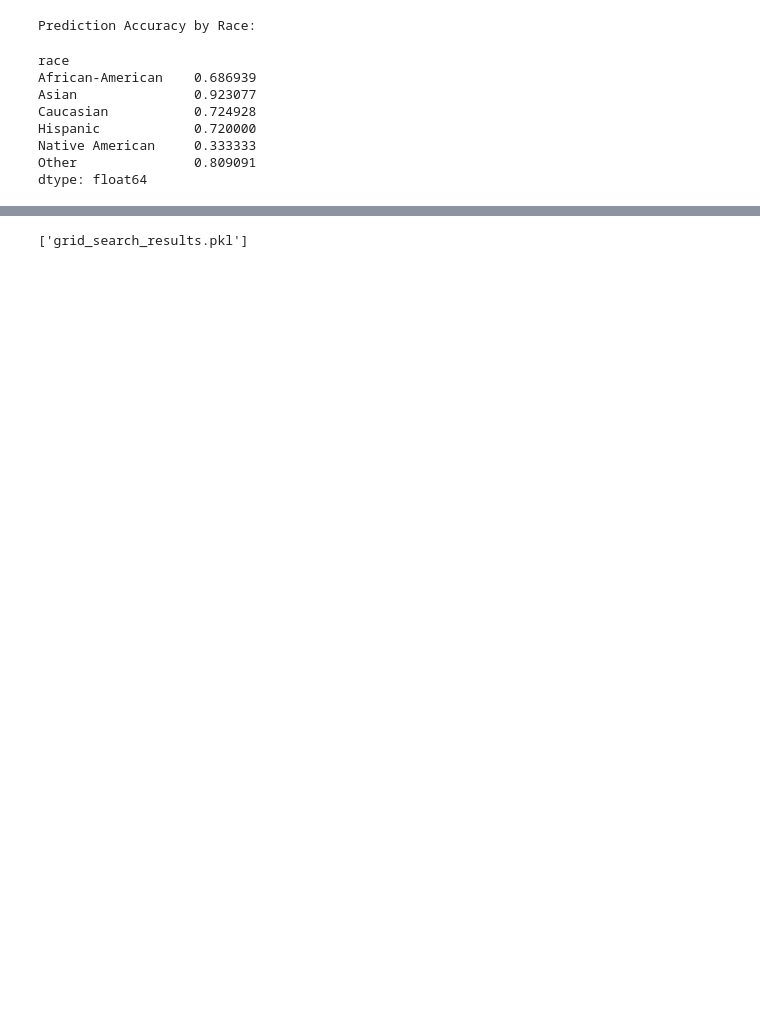
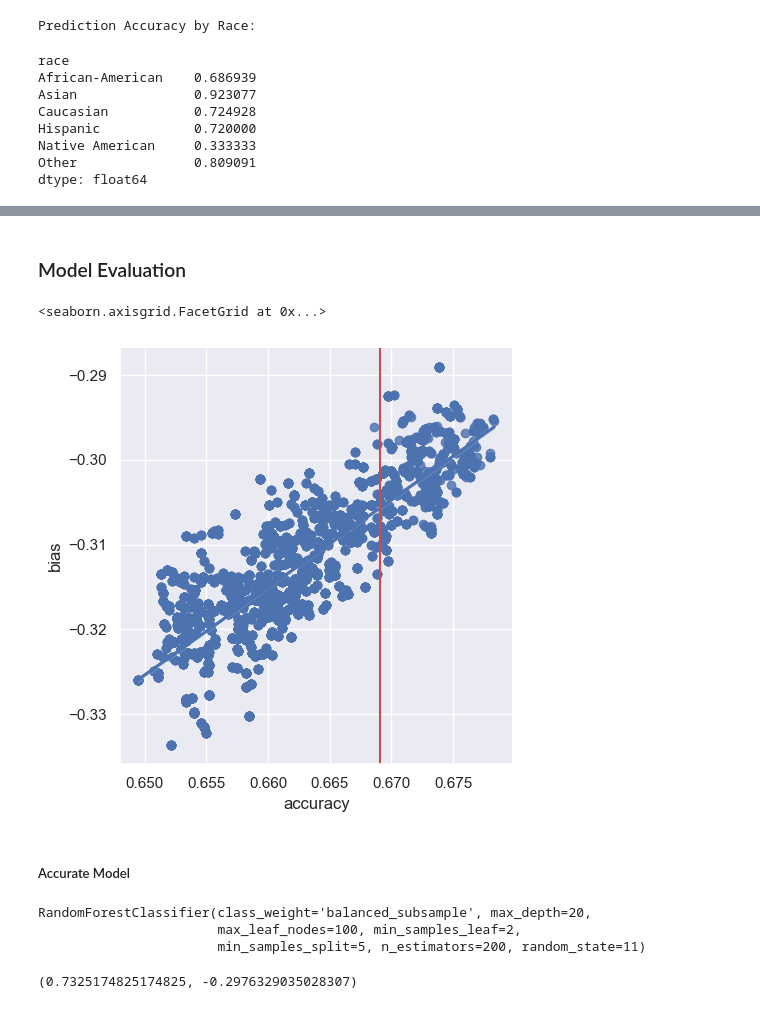
Before and after one commit to 474benchen/bias_aware_gridsearchCV, a Jupyter notebook: recidivism_example/compas_eda.ipynb, the cells around one changed output, grey strips where cells are left out. Cells and saved outputs as stored; diff of their text form; code cells hidden in the pictures; blank space fills up the shorter version.

```diff
--- a/recidivism_example/compas_eda.ipynb
+++ b/recidivism_example/compas_eda.ipynb
@@ -228,4 +250,0 @@ gridsearch.fit(X_train, y_train, calculate_statistical_parity_difference)
-# %%
-joblib.dump(gridsearch, 'grid_search_results.pkl')
-# %% [output]
-['grid_search_results.pkl']
@@ -231,0 +255,16 @@ joblib.dump(gridsearch, 'grid_search_results.pkl')
+# %% [markdown]
+### Model Evaluation
+# %%
+gridsearch.plot_accuracy(1000)
+# %% [output]
+<seaborn.axisgrid.FacetGrid at 0x...>
+[figure, added]
+# %% [markdown]
+##### Accurate Model
+# %%
+acc_rf = gridsearch.select_highest_accuracy_model()
+acc_rf
+# %% [output]
+RandomForestClassifier(class_weight='balanced_subsample', max_depth=20,
+                       max_leaf_nodes=100, min_samples_leaf=2,
+                       min_samples_split=5, n_estimators=200, random_state=11)
@@ -231,0 +275,4 @@ joblib.dump(gridsearch, 'grid_search_results.pkl')
+# %%
+(pred_train == y_train).mean(), calculate_statistical_parity_difference(result_train, 'pred', 'race_African-American', 0, 1)
+# %% [output]
+(0.7325174825174825, -0.2976329035028307)
```
Also changed, not shown: parts of 50 cells of this notebook, 1 other file.
